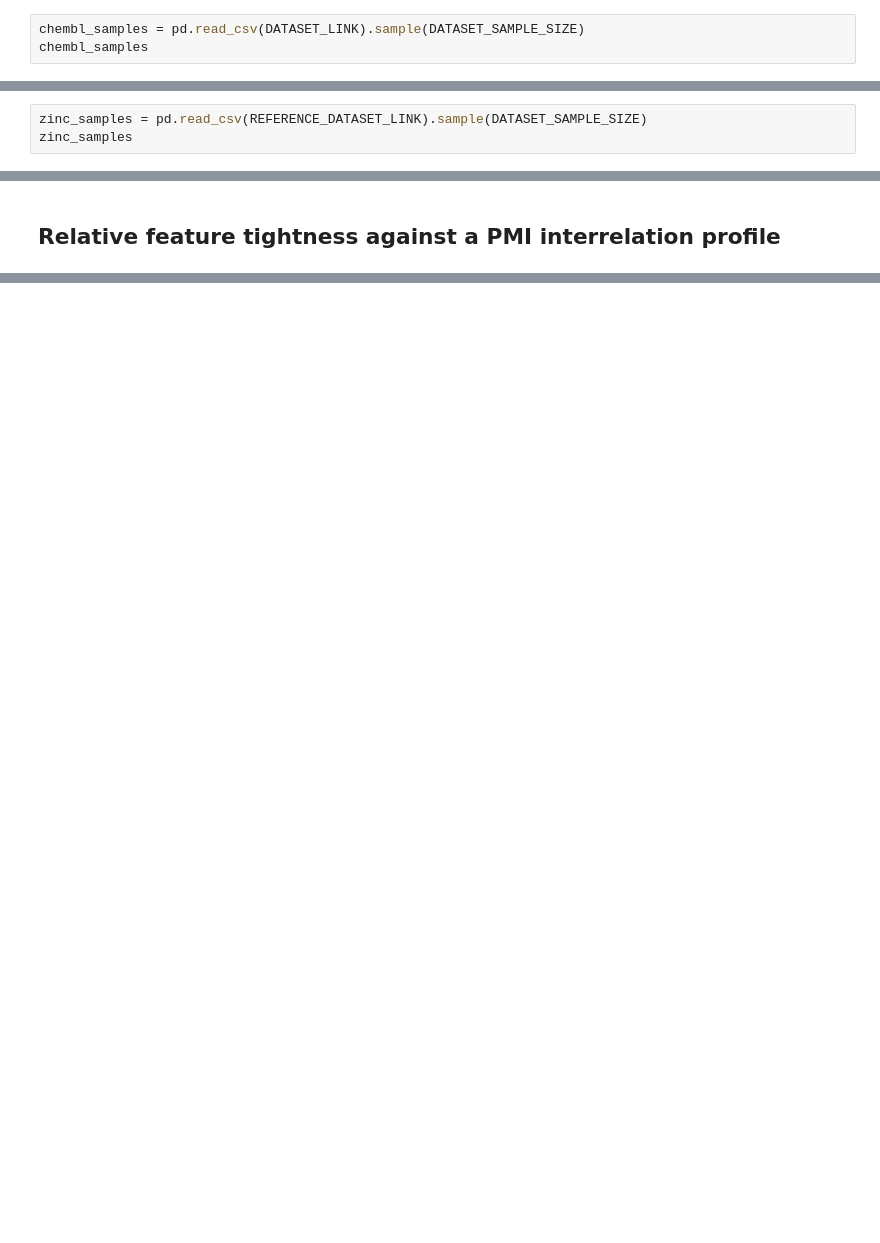
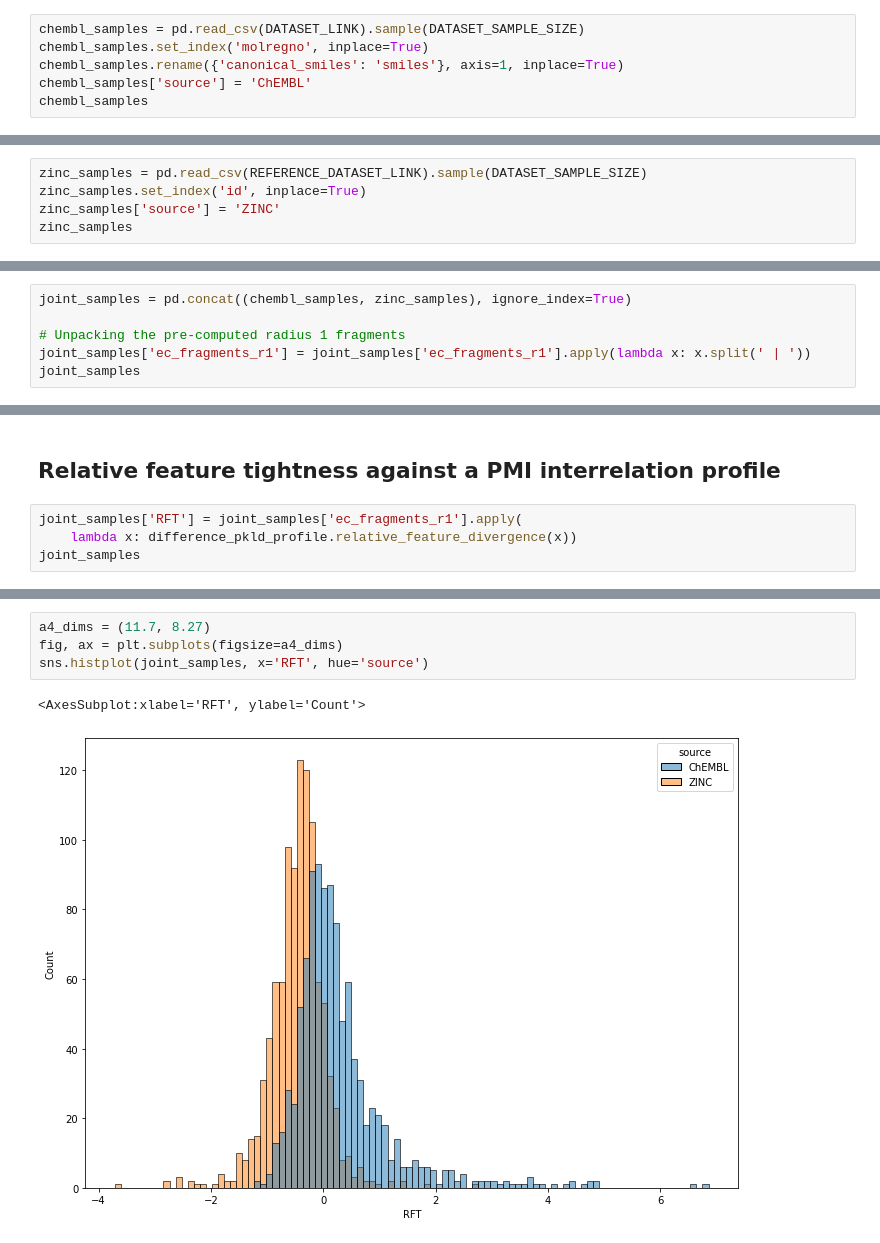
Before and after one commit to cmeloi/fip3, a Jupyter notebook: docs/cookbook/relative_feature_tightness.ipynb, the cells around one changed output, grey strips where cells are left out. Drawn from its saved outputs; the diff is of its cells as text; blank space fills up the shorter version.

Commit message:
Added to relative feature tightness cookbook

```diff
--- a/docs/cookbook/relative_feature_tightness.ipynb
+++ b/docs/cookbook/relative_feature_tightness.ipynb
@@ -144,5 +144,8 @@ difference_pkld_profile.df
 ### Sampling structures from ChEMBL and ZINC datasets
 # %%
 chembl_samples = pd.read_csv(DATASET_LINK).sample(DATASET_SAMPLE_SIZE)
+chembl_samples.set_index('molregno', inplace=True)
+chembl_samples.rename({'canonical_smiles': 'smiles'}, axis=1, inplace=True)
+chembl_samples['source'] = 'ChEMBL'
 chembl_samples
 # %% [output]
@@ -161,5 +165,7 @@ chembl_samples
 1000 rows × 7 columns
 # %%
 zinc_samples = pd.read_csv(REFERENCE_DATASET_LINK).sample(DATASET_SAMPLE_SIZE)
+zinc_samples.set_index('id', inplace=True)
+zinc_samples['source'] = 'ZINC'
 zinc_samples
 # %% [output]
@@ -178 +185,7 @@ zinc_samples
 1000 rows × 6 columns
+# %%
+joint_samples = pd.concat((chembl_samples, zinc_samples), ignore_index=True)
+
+# Unpacking the pre-computed radius 1 fragments
+joint_samples['ec_fragments_r1'] = joint_samples['ec_fragments_r1'].apply(lambda x: x.split(' | '))
+joint_samples
@@ -179,2 +206,6 @@ zinc_samples
 # %% [markdown]
 ## Relative feature tightness against a PMI interrelation profile
+# %%
+joint_samples['RFT'] = joint_samples['ec_fragments_r1'].apply(
+    lambda x: difference_pkld_profile.relative_feature_divergence(x))
+joint_samples
@@ -180,0 +218,7 @@ zinc_samples
+# %%
+a4_dims = (11.7, 8.27)
+fig, ax = plt.subplots(figsize=a4_dims)
+sns.histplot(joint_samples, x='RFT', hue='source')
+# %% [output]
+<AxesSubplot:xlabel='RFT', ylabel='Count'>
+[figure, added]
```
Also changed, not shown: parts of 6 cells of this notebook.
